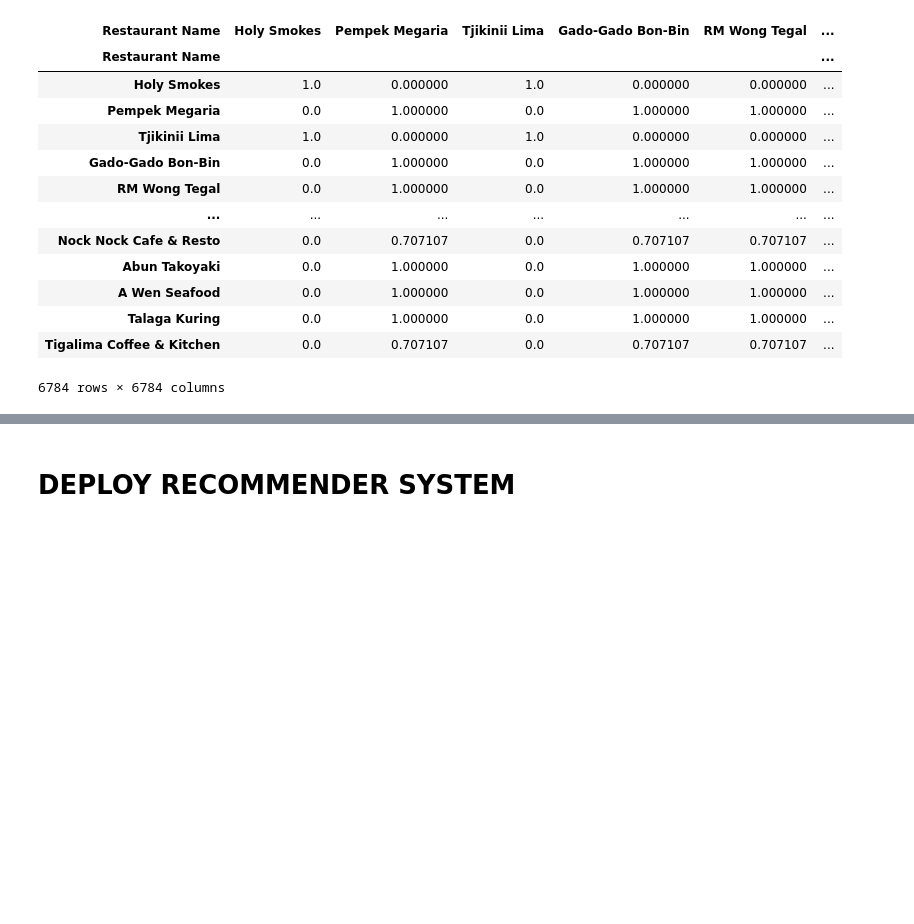
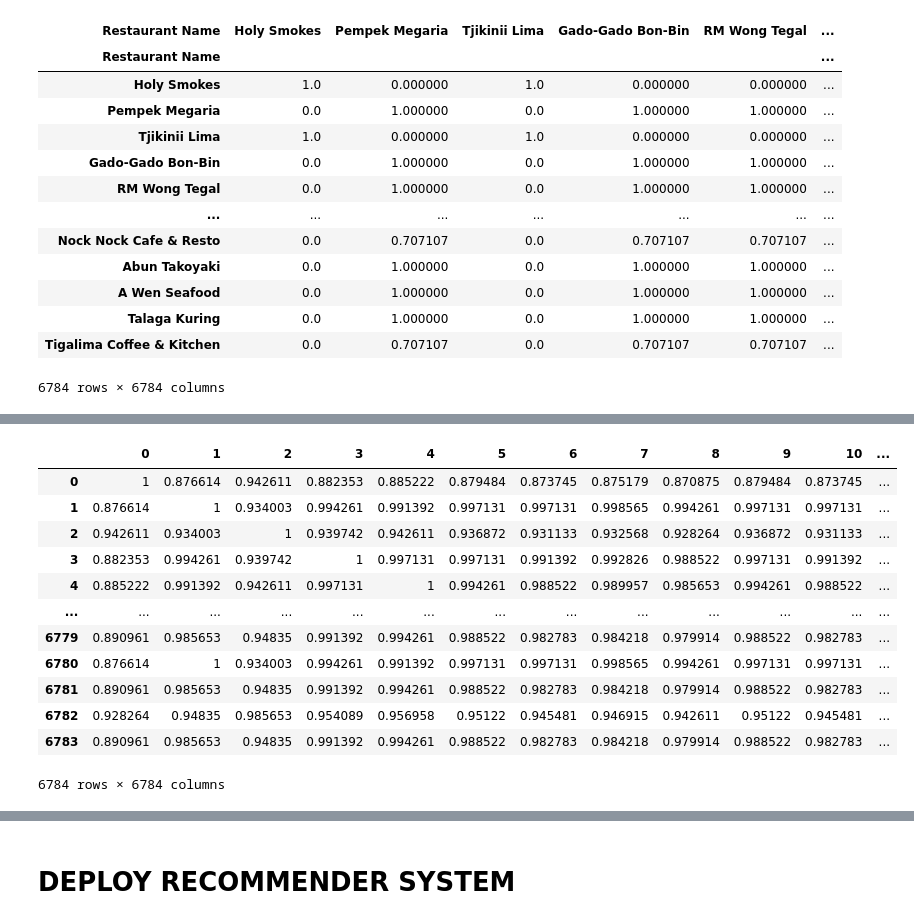
Before and after one commit to RizqiEka/pwdk-finalproject, a Jupyter notebook: 4 - DATA MODELING/Zomato JKT Data Modeling - Recommender System.ipynb, the cells around one changed output, grey strips where cells are left out. Drawn from its saved outputs; the diff is of its cells as text; code cells hidden in the pictures; blank space fills up the shorter version.

```diff
--- a/4 - DATA MODELING/Zomato JKT Data Modeling - Recommender System.ipynb
+++ b/4 - DATA MODELING/Zomato JKT Data Modeling - Recommender System.ipynb
@@ -260,0 +390,18 @@ get_recomendation_restaurant('Cirengcrispi')
+# %%
+prc_df2 = prc_df/(max(prc_df.max()))
+prc_df2 = 1 - prc_df2
+prc_df2
+# %% [output]
+|  | 0 | 1 | 2 | 3 | 4 | 5 | 6 | 7 | 8 | 9 | 10 | ... |
+| 0 | 1 | 0.876614 | 0.942611 | 0.882353 | 0.885222 | 0.879484 | 0.873745 | 0.875179 | 0.870875 | 0.879484 | 0.873745 | ... |
+| 1 | 0.876614 | 1 | 0.934003 | 0.994261 | 0.991392 | 0.997131 | 0.997131 | 0.998565 | 0.994261 | 0.997131 | 0.997131 | ... |
+| 2 | 0.942611 | 0.934003 | 1 | 0.939742 | 0.942611 | 0.936872 | 0.931133 | 0.932568 | 0.928264 | 0.936872 | 0.931133 | ... |
+| 3 | 0.882353 | 0.994261 | 0.939742 | 1 | 0.997131 | 0.997131 | 0.991392 | 0.992826 | 0.988522 | 0.997131 | 0.991392 | ... |
+| 4 | 0.885222 | 0.991392 | 0.942611 | 0.997131 | 1 | 0.994261 | 0.988522 | 0.989957 | 0.985653 | 0.994261 | 0.988522 | ... |
+| ... | ... | ... | ... | ... | ... | ... | ... | ... | ... | ... | ... | ... |
+| 6779 | 0.890961 | 0.985653 | 0.94835 | 0.991392 | 0.994261 | 0.988522 | 0.982783 | 0.984218 | 0.979914 | 0.988522 | 0.982783 | ... |
+| 6780 | 0.876614 | 1 | 0.934003 | 0.994261 | 0.991392 | 0.997131 | 0.997131 | 0.998565 | 0.994261 | 0.997131 | 0.997131 | ... |
+| 6781 | 0.890961 | 0.985653 | 0.94835 | 0.991392 | 0.994261 | 0.988522 | 0.982783 | 0.984218 | 0.979914 | 0.988522 | 0.982783 | ... |
+| 6782 | 0.928264 | 0.94835 | 0.985653 | 0.954089 | 0.956958 | 0.95122 | 0.945481 | 0.946915 | 0.942611 | 0.95122 | 0.945481 | ... |
+| 6783 | 0.890961 | 0.985653 | 0.94835 | 0.991392 | 0.994261 | 0.988522 | 0.982783 | 0.984218 | 0.979914 | 0.988522 | 0.982783 | ... |
+6784 rows × 6784 columns
```
Also changed, not shown: parts of 39 cells of this notebook, 10 other files.
